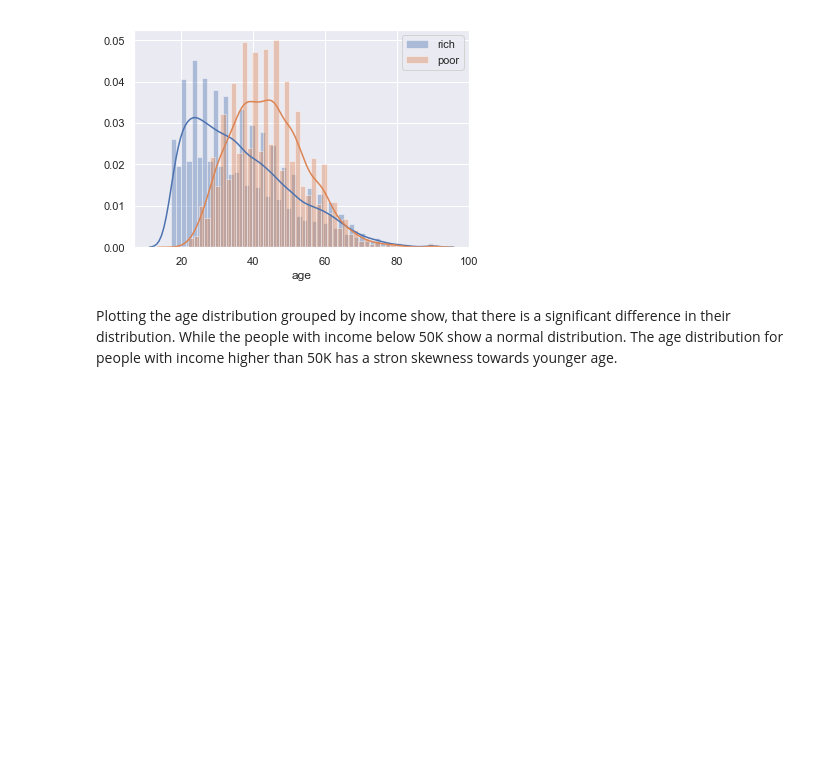
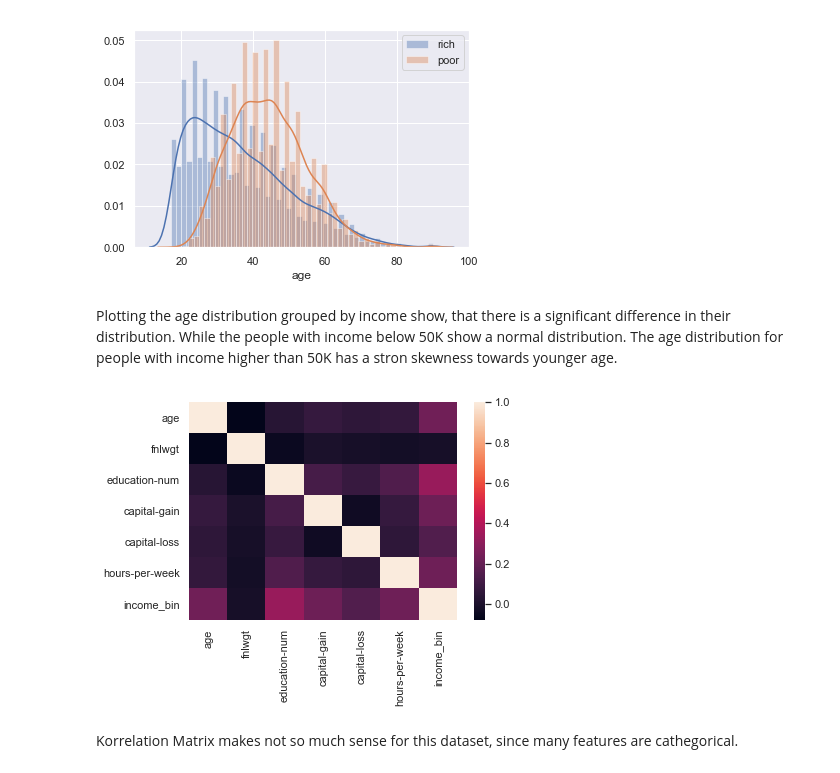
Before and after one commit to mikemillerr/Day8, a Jupyter notebook: Practicing_Pandas_on_the_adult_income_dataset.ipynb, the cells around one changed output. Cells and saved outputs as stored; diff of their text form; code cells hidden in the pictures; blank space fills up the shorter version.

Commit message:
Data exploration Practice of Adult Income Dataset

```diff
--- a/Practicing_Pandas_on_the_adult_income_dataset.ipynb
+++ b/Practicing_Pandas_on_the_adult_income_dataset.ipynb
@@ -90,3 +91,11 @@ Plotting the age distribution grouped by income show, that there is a significan
 income_groups = df.groupby('income_bin')
 rich_group = income_groups.get_group(0)
 poor_group = income_groups.get_group(1)
+# %%
+uniform_data = np.random.rand(10, 12)
+corr = df.corr()
+ax = sns.heatmap(corr)
+# %% [output]
+[figure, added]
+# %% [markdown]
+Korrelation Matrix makes not so much sense for this dataset, since many features are cathegorical.
```
Also changed, not shown: parts of 1 cell of this notebook.
